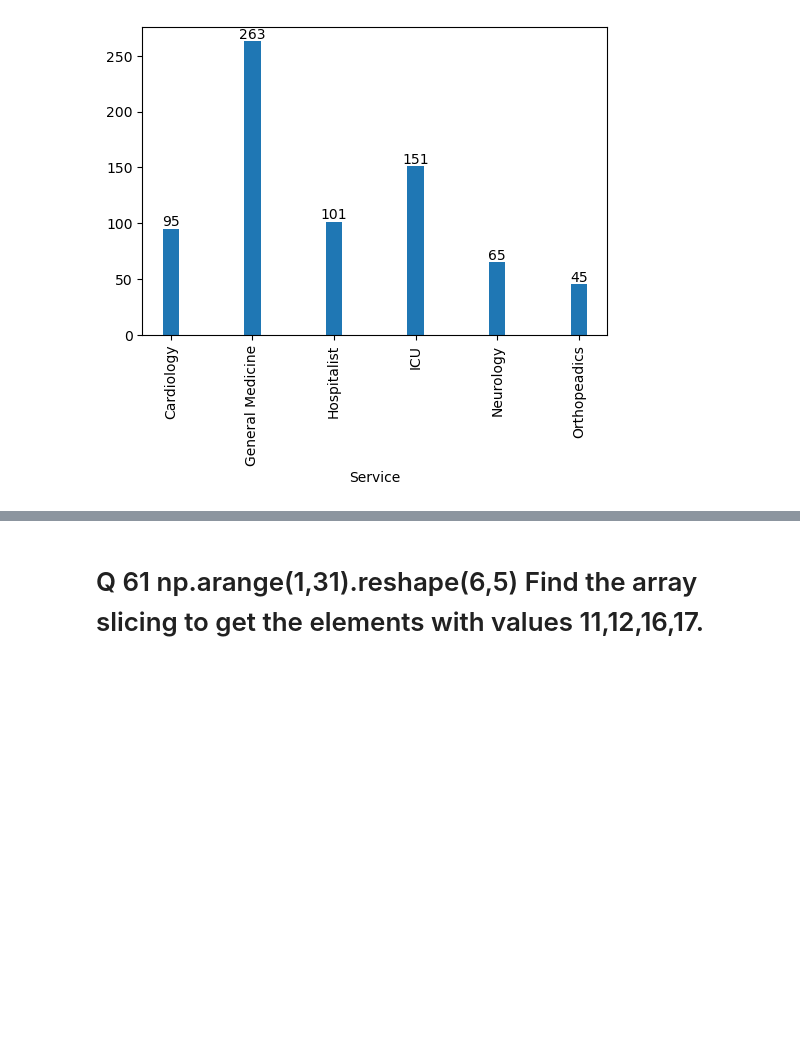
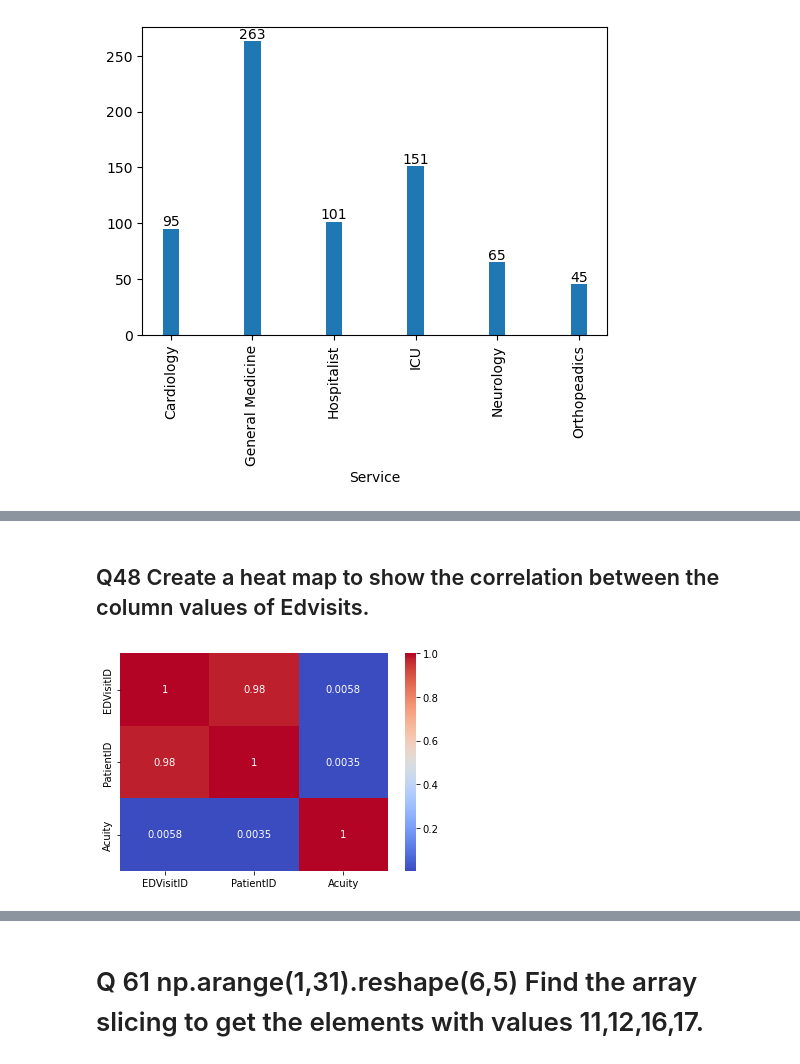
Before and after one commit to AbinayaGobinath/DataWranglers_PythonHackathon, a Jupyter notebook: DataWranglers_Finalquestions.ipynb, the cells around one changed output, grey strips where cells are left out. Drawn from its saved outputs; the diff is of its cells as text; code cells hidden in the pictures; blank space fills up the shorter version.

```diff
--- a/DataWranglers_Finalquestions.ipynb
+++ b/DataWranglers_Finalquestions.ipynb
@@ -46,0 +198,13 @@ plt.show()
+# %% [markdown]
+## Q48 Create a heat map to show the correlation between the column values of Edvisits.
+# %%
+# Compute the correlation matrix
+corr_matrix = edvisits.corr()
+
+# Create the heatmap
+sns.heatmap(corr_matrix, annot=True, cmap='coolwarm')
+
+# Show the plot
+plt.show()
+# %% [output]
+[figure, added]
```
Also changed, not shown: parts of 42 cells of this notebook.
